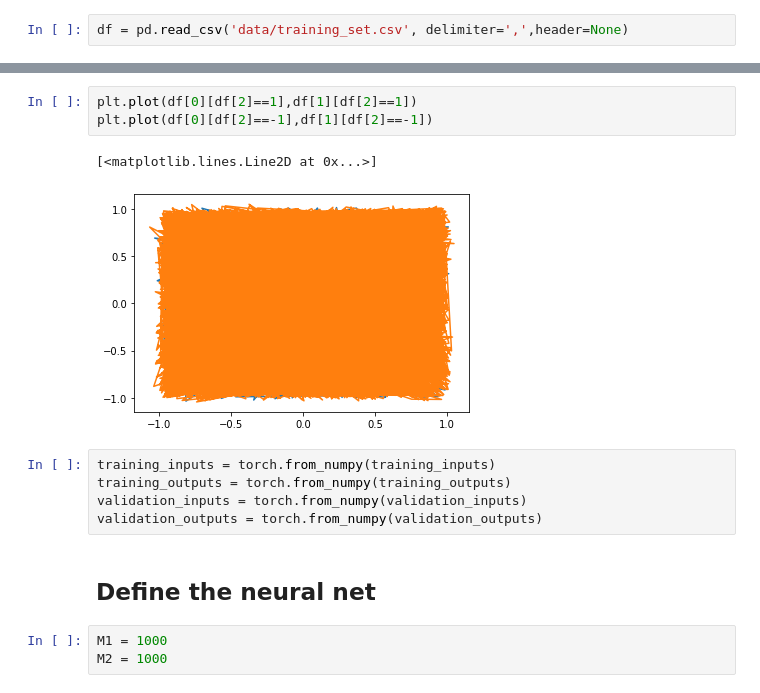
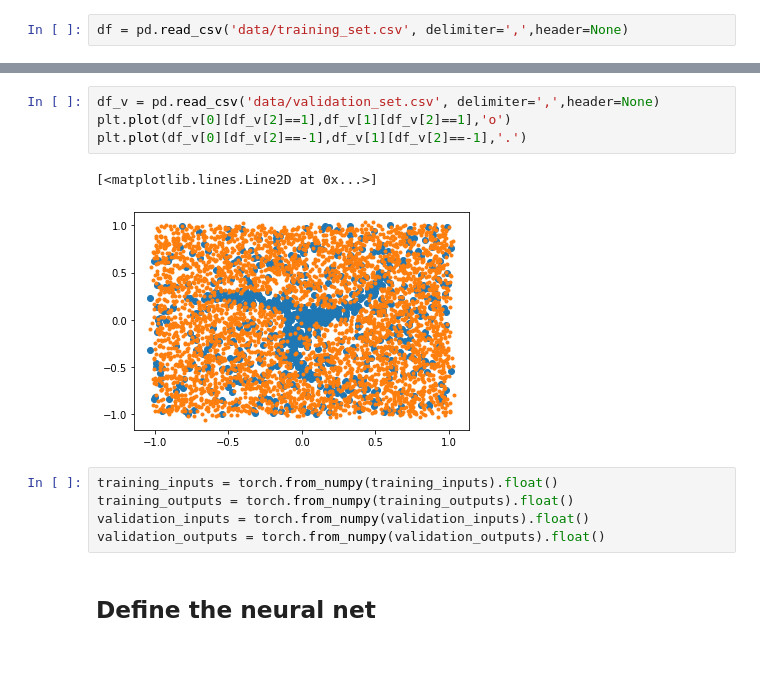
Before and after one commit to samsja/neural_net_educational_framewrok, a Jupyter notebook: torch_test.ipynb, the cells around one changed output, grey strips where cells are left out. Drawn from its saved outputs; the diff is of its cells as text; blank space fills up the shorter version.

```diff
--- a/torch_test.ipynb
+++ b/torch_test.ipynb
@@ -28,16 +35,14 @@ df = pd.read_csv('data/training_set.csv', delimiter=',',header=None)
 # %%
-plt.plot(df[0][df[2]==1],df[1][df[2]==1])
-plt.plot(df[0][df[2]==-1],df[1][df[2]==-1])
+df_v = pd.read_csv('data/validation_set.csv', delimiter=',',header=None)
+plt.plot(df_v[0][df_v[2]==1],df_v[1][df_v[2]==1],'o')
+plt.plot(df_v[0][df_v[2]==-1],df_v[1][df_v[2]==-1],'.')
 # %% [output]
 [<matplotlib.lines.Line2D at 0x...>]
-[figure, old version]
+[figure, new version]
 # %%
-training_inputs = torch.from_numpy(training_inputs)
-training_outputs = torch.from_numpy(training_outputs)
-validation_inputs = torch.from_numpy(validation_inputs)
-validation_outputs = torch.from_numpy(validation_outputs)
+training_inputs = torch.from_numpy(training_inputs).float()
+training_outputs = torch.from_numpy(training_outputs).float()
+validation_inputs = torch.from_numpy(validation_inputs).float()
+validation_outputs = torch.from_numpy(validation_outputs).float()
 # %% [markdown]
 ## Define the neural net
-# %%
-M1 = 1000
-M2 = 1000
```
Also changed, not shown: parts of 10 cells of this notebook, 2 other files.
